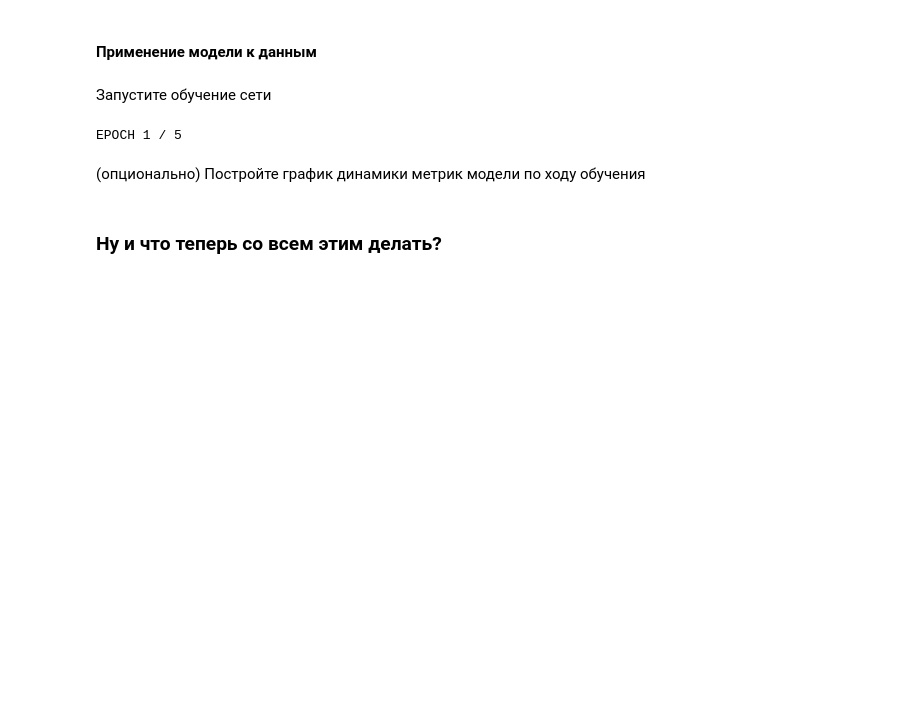
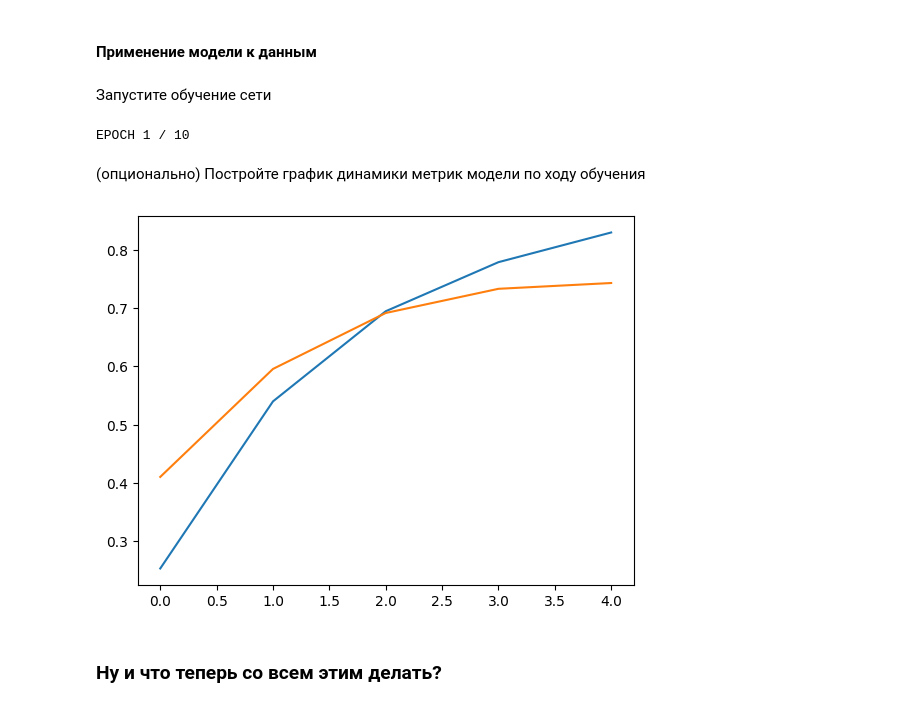
Before and after one commit to Igor-Oreh/Deep-Learning-Homeworks, a Jupyter notebook: week_07_cnn_and_fine_tuning/Homework/hw_5_simpsons_classification.ipynb, the cells around one changed output. Cells and saved outputs as stored; diff of their text form; code cells hidden in the pictures; blank space fills up the shorter version.

```diff
--- a/week_07_cnn_and_fine_tuning/Homework/hw_5_simpsons_classification.ipynb
+++ b/week_07_cnn_and_fine_tuning/Homework/hw_5_simpsons_classification.ipynb
@@ -258,6 +260,18 @@ batch_size = 64
 train_loader = DataLoader(train_dataset, batch_size=batch_size, shuffle=True)
 val_loader = DataLoader(val_dataset, batch_size=batch_size, shuffle=False)
 loaders = {'train':train_loader, 'val': val_loader}
+# %%
+import os
+simpsons_photo_count = {}
+for character in os.listdir(r"/content/train/simpsons_dataset"):
+  simpsons_photo_count[character] = len(os.listdir(os.path.join(r"/content/train/simpsons_dataset", character)))
+
+class_weights = np.zeros((len(simpsons_photo_count.keys())))
+image_count = 0
+for character, count in simpsons_photo_count.items():
+  class_weights[label_encoder.transform([character])] = count
+  image_count += count
+class_weights = image_count / class_weights
 # %% [markdown]
 #### Посмотрим на изображения персонажей
 # %% [markdown]
@@ -363,29 +377,34 @@ class SimpleCnn(nn.Module):
     def __init__(self, n_classes):
         super().__init__()
         self.conv1 = nn.Sequential(
-            nn.Conv2d(in_channels=3, out_channels=8, kernel_size=3),
+            nn.Conv2d(in_channels=3, out_channels=16, kernel_size=3),
+            nn.BatchNorm2d(16),
             nn.ReLU(),
-            nn.MaxPool2d(kernel_size=2)
+            nn.MaxPool2d(kernel_size=2),
         )
         self.conv2 = nn.Sequential(
-            nn.Conv2d(in_channels=8, out_channels=16, kernel_size=3),
+            nn.Conv2d(in_channels=16, out_channels=16, kernel_size=3),
+            nn.BatchNorm2d(16),
             nn.ReLU(),
-            nn.MaxPool2d(kernel_size=2)
+            nn.MaxPool2d(kernel_size=2),
         )
         self.conv3 = nn.Sequential(
             nn.Conv2d(in_channels=16, out_channels=32, kernel_size=3),
+            nn.BatchNorm2d(32),
             nn.ReLU(),
-            nn.MaxPool2d(kernel_size=2)
+            nn.MaxPool2d(kernel_size=2),
         )
         self.conv4 = nn.Sequential(
             nn.Conv2d(in_channels=32, out_channels=64, kernel_size=3),
+            nn.BatchNorm2d(64),
             nn.ReLU(),
-            nn.MaxPool2d(kernel_size=2)
+            nn.MaxPool2d(kernel_size=2),
         )
         self.conv5 = nn.Sequential(
             nn.Conv2d(in_channels=64, out_channels=96, kernel_size=3),
+            nn.BatchNorm2d(96),
             nn.ReLU(),
-            nn.MaxPool2d(kernel_size=2)
+            nn.MaxPool2d(kernel_size=2),
         )
 
         self.out = nn.Linear(96 * 5 * 5, n_classes)
@@ -558,14 +577,14 @@ def train(model, dataloaders, max_epochs, optimizer, loss_func):
 # %% [markdown]
 #### Применение модели к данным
 # %%
-criterion = nn.CrossEntropyLoss()
+criterion = nn.CrossEntropyLoss(weight = torch.Tensor(class_weights).to(DEVICE))
 optimizer = torch.optim.Adam(model_simple_cnn.parameters(), lr = 1e-3)
 # %% [markdown]
 Запустите обучение сети
 # %%
 # YOUR CODE
-train(model_simple_cnn, loaders, 5, optimizer, criterion)
+metrics = train(model_simple_cnn, loaders, 10, optimizer, criterion)
 # %% [output]
-EPOCH 1 / 5
+EPOCH 1 / 10
 # %% [markdown]
 (опционально) Постройте график динамики метрик модели по ходу обучения
@@ -574,3 +591,9 @@ EPOCH 1 / 5
+# %%
+plt.plot(list(range(5)), metrics[0])
+plt.plot(list(range(5)), metrics[1])
+plt.show()
+# %% [output]
+[figure, added]
 # %% [markdown]
 ### Ну и что теперь со всем этим делать?
 # %% [markdown]
```
Also changed, not shown: parts of 10 cells of this notebook.
